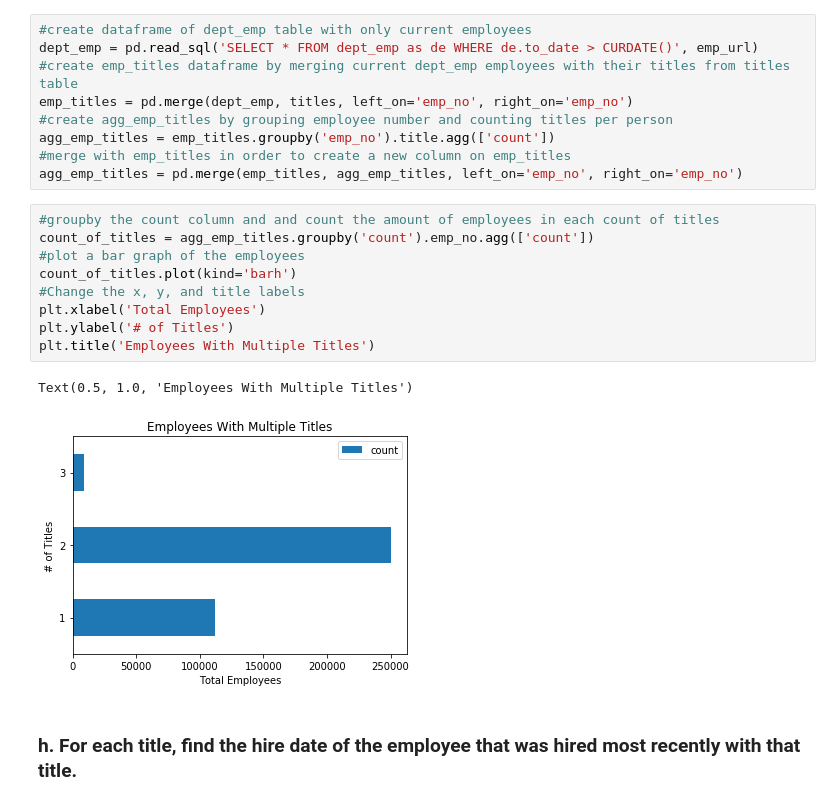
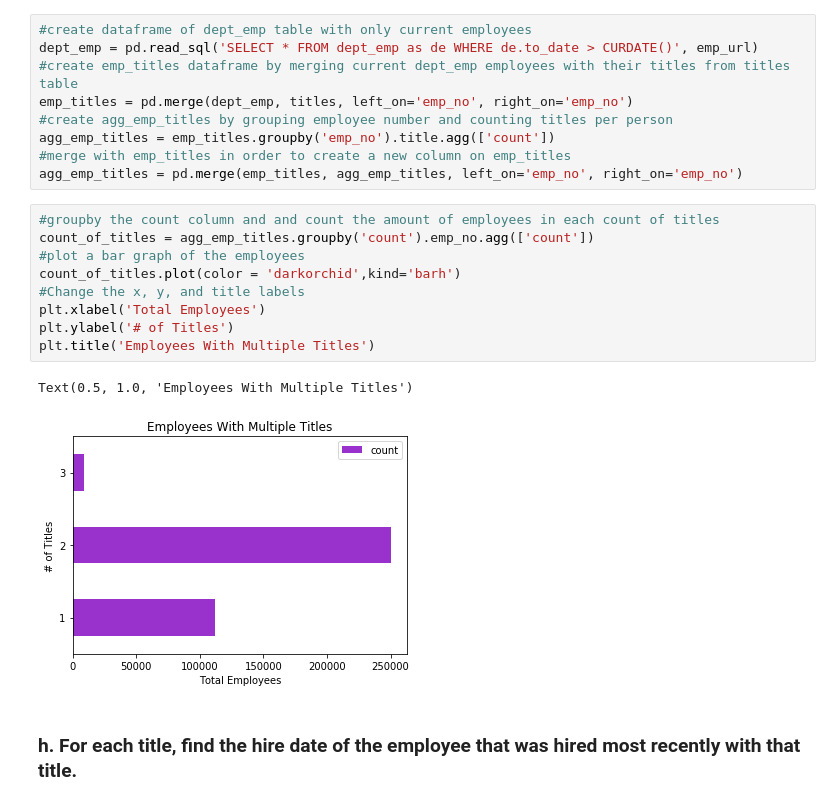
Before and after one commit to Matthew-Mays/numpy-pandas-visualization-exercises, a Jupyter notebook: advanced_dataframes.ipynb, the cells around one changed output. Saved outputs shown, nothing was run; the diff lists cells and outputs as text.

```diff
--- a/advanced_dataframes.ipynb
+++ b/advanced_dataframes.ipynb
@@ -305,15 +307,15 @@ agg_emp_titles = pd.merge(emp_titles, agg_emp_titles, left_on='emp_no', right_on
 # %%
 #groupby the count column and and count the amount of employees in each count of titles
 count_of_titles = agg_emp_titles.groupby('count').emp_no.agg(['count'])
 #plot a bar graph of the employees
-count_of_titles.plot(kind='barh')
+count_of_titles.plot(color = 'darkorchid',kind='barh')
 #Change the x, y, and title labels
 plt.xlabel('Total Employees')
 plt.ylabel('# of Titles')
 plt.title('Employees With Multiple Titles')
 # %% [output]
 Text(0.5, 1.0, 'Employees With Multiple Titles')
-[figure, old version]
+[figure, new version]
 # %% [markdown]
 ### h. For each title, find the hire date of the employee that was hired most recently with that title.
 # %%
```
Also changed, not shown: parts of 3 cells of this notebook.
